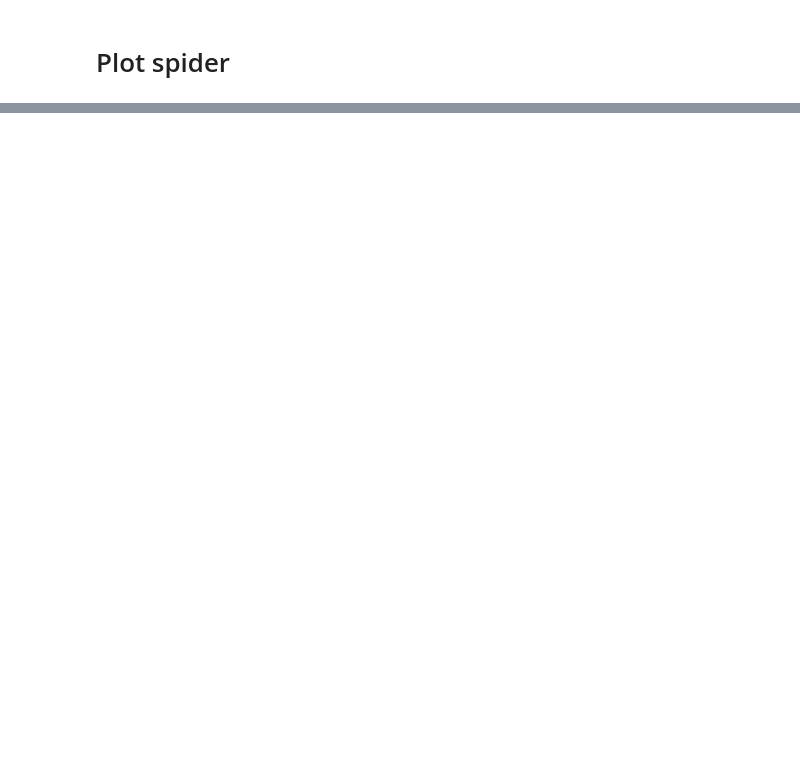
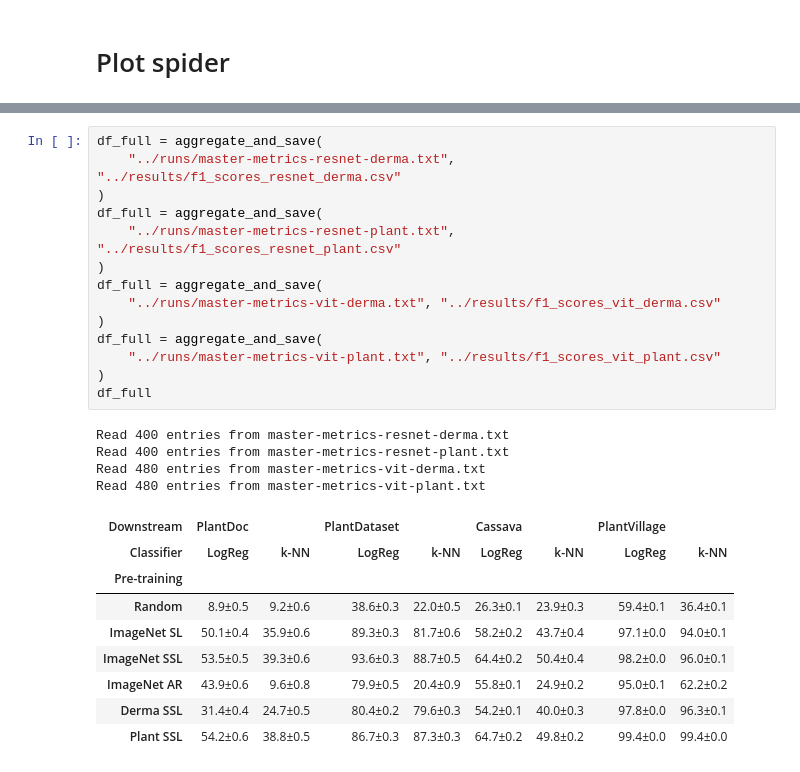
Before and after one commit to AlexanderPeter/thesis, a Jupyter notebook: code/31_plot_spider.ipynb, the cells around one changed output, grey strips where cells are left out. Drawn from its saved outputs; the diff is of its cells as text; blank space fills up the shorter version.

Commit message:
add f1 scores results

```diff
--- a/code/31_plot_spider.ipynb
+++ b/code/31_plot_spider.ipynb
@@ -11 +123,29 @@ from local_python.radar_chart import radar_factory
+# %%
+df_full = aggregate_and_save(
+    "../runs/master-metrics-resnet-derma.txt", "../results/f1_scores_resnet_derma.csv"
+)
+df_full = aggregate_and_save(
+    "../runs/master-metrics-resnet-plant.txt", "../results/f1_scores_resnet_plant.csv"
+)
+df_full = aggregate_and_save(
+    "../runs/master-metrics-vit-derma.txt", "../results/f1_scores_vit_derma.csv"
+)
+df_full = aggregate_and_save(
+    "../runs/master-metrics-vit-plant.txt", "../results/f1_scores_vit_plant.csv"
+)
+df_full
+# %% [output]
+Read 400 entries from master-metrics-resnet-derma.txt
+Read 400 entries from master-metrics-resnet-plant.txt
+Read 480 entries from master-metrics-vit-derma.txt
+Read 480 entries from master-metrics-vit-plant.txt
+| Downstream | PlantDoc |  | PlantDataset |  | Cassava |  | PlantVillage |  |
+| Classifier | LogReg | k-NN | LogReg | k-NN | LogReg | k-NN | LogReg | k-NN |
+| Pre-training |  |  |  |  |  |  |  |  |
+| Random | 8.9±0.5 | 9.2±0.6 | 38.6±0.3 | 22.0±0.5 | 26.3±0.1 | 23.9±0.3 | 59.4±0.1 | 36.4±0.1 |
+| ImageNet SL | 50.1±0.4 | 35.9±0.6 | 89.3±0.3 | 81.7±0.6 | 58.2±0.2 | 43.7±0.4 | 97.1±0.0 | 94.0±0.1 |
+| ImageNet SSL | 53.5±0.5 | 39.3±0.6 | 93.6±0.3 | 88.7±0.5 | 64.4±0.2 | 50.4±0.4 | 98.2±0.0 | 96.0±0.1 |
+| ImageNet AR | 43.9±0.6 | 9.6±0.8 | 79.9±0.5 | 20.4±0.9 | 55.8±0.1 | 24.9±0.2 | 95.0±0.1 | 62.2±0.2 |
+| Derma SSL | 31.4±0.4 | 24.7±0.5 | 80.4±0.2 | 79.6±0.3 | 54.2±0.1 | 40.0±0.3 | 97.8±0.0 | 96.3±0.1 |
+| Plant SSL | 54.2±0.6 | 38.8±0.5 | 86.7±0.3 | 87.3±0.3 | 64.7±0.2 | 49.8±0.2 | 99.4±0.0 | 99.4±0.0 |
 # %%
```
Also changed, not shown: parts of 14 cells of this notebook, 9 other files.
